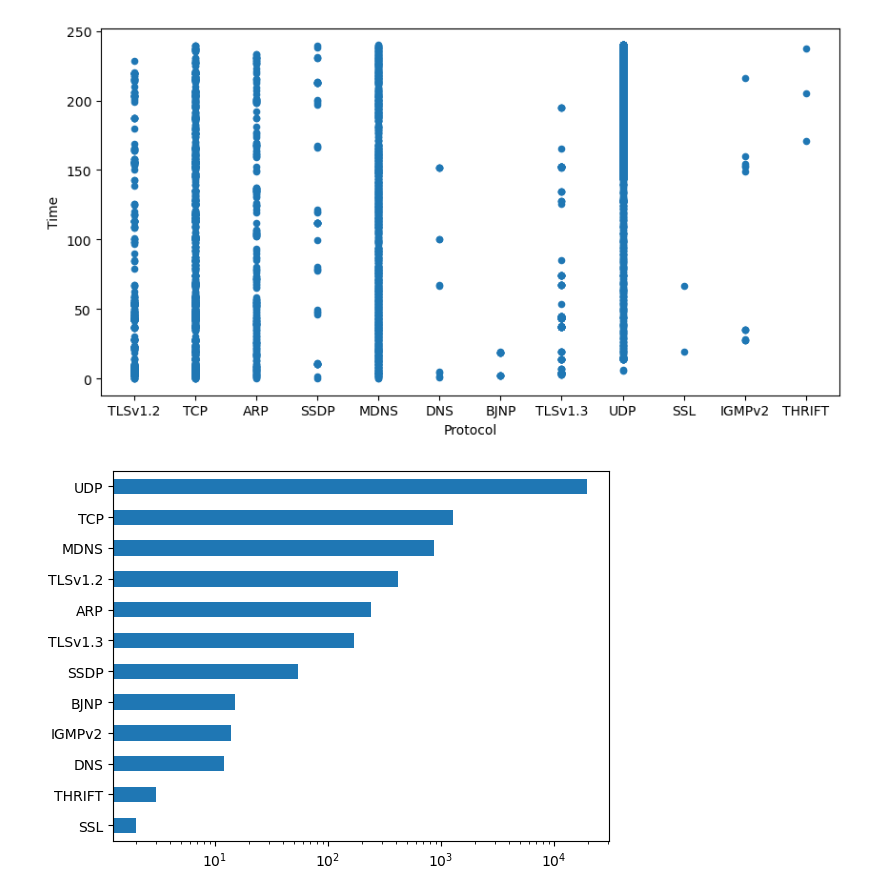
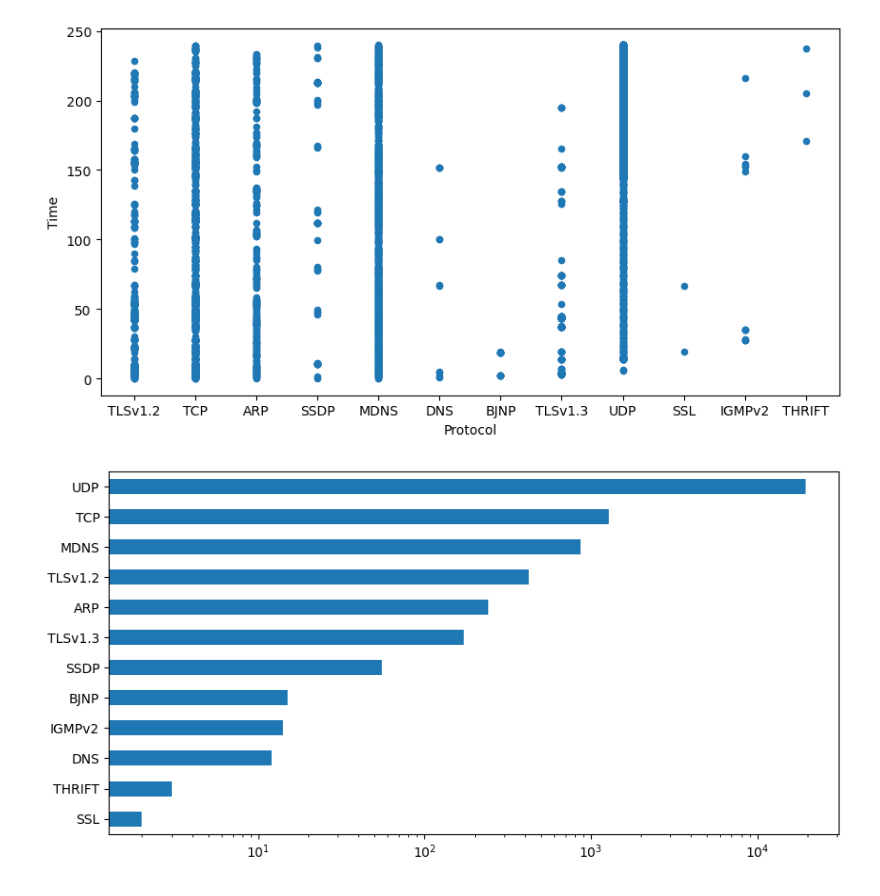
Before and after one commit to JovemPedr0/ProjetoRedes, a Jupyter notebook: analiseDados.ipynb, the cells around one changed output. Saved outputs shown, nothing was run; the diff lists cells and outputs as text; code cells hidden in the pictures.

```diff
--- a/analiseDados.ipynb
+++ b/analiseDados.ipynb
@@ -176,7 +176,7 @@ df_info_dados_minimized.plot.scatter(x='Protocol', y='Time', figsize=(10,5))
 <matplotlib.axes._subplots.AxesSubplot at 0x...>
 [figure]
 # %%
-df_info_dados_minimized['Protocol'].value_counts().sort_values().plot(kind='barh')
+df_info_dados_minimized['Protocol'].value_counts().sort_values().plot(kind='barh', figsize=(10,5))
 plt.xscale('log')
 # %% [output]
-[figure, old version]
+[figure, new version]
```
Also changed, not shown: 2 other files.
